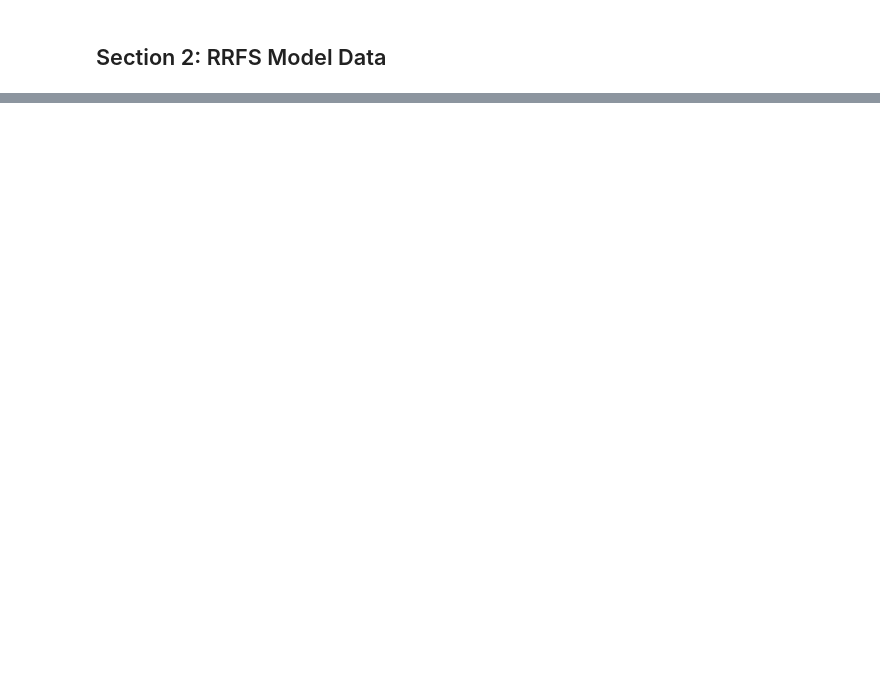
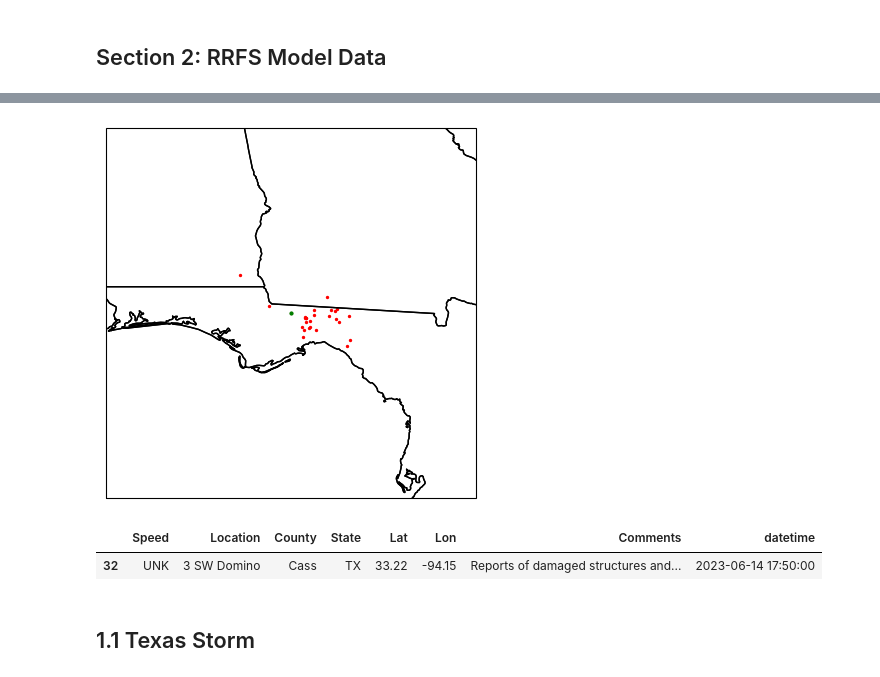
Before and after one commit to Andres-ramos/rrfs_notebook, a Jupyter notebook: Notebook.ipynb, the cells around one changed output, grey strips where cells are left out. Cells and saved outputs as stored; diff of their text form; code cells hidden in the pictures; blank space fills up the shorter version.

```diff
--- a/Notebook.ipynb
+++ b/Notebook.ipynb
@@ -585,3 +170,0 @@ warning: Entry (200) not found in code table file /home/andres/anaconda3/envs/rr
-# %%
-events = lon_filtered
-IV
@@ -664,19 +170,0 @@ warning: Entry (200) not found in code table file /home/andres/anaconda3/envs/rr
-# %%
-
-offset = 15ots using plt.subplots
-i = 1
-# e =
-j = 0
-X = new_ds.coords['gridlon_0']
-Y = new_ds.coords['gridlat_0']
-U = new_ds.UGRD_P0_L103_GLC0
-V = new_ds.VGRD_P0_L103_GLC0
-
-fig, ax = plt.subplots()
-
-q = ax.quiver(X, Y, U, V)
-# plt.scatter(IV["Lon"], IV["Lat"], color="red", s=10)
-# plt.xlim(-135, -60)
-# plt.ylim(20,55)
-
-plt.show()
@@ -695,0 +389,3 @@ a
+# %%
+wind_reports = get_wind_report(pd.Timestamp(year=2023, month=6, day=14))
+wind_reports
@@ -695,0 +394,3 @@ a
+# %%
+florida_report = wind_reports.loc[347]
+florida_report
@@ -695,0 +407,14 @@ a
+# %%
+distance = 1
+time = 4
+florida_filtered_reports = filter_reports(wind_reports, florida_report, distance, time)
+plot_storm_reports(florida_filtered_reports, florida_report, 3)
+# %% [output]
+[figure, added]
+# %%
+plot_interesting_eventsData(florida_report, fi)
+# %% [output]
+|  | Speed | Location | County | State | Lat | Lon | Comments | datetime |
+| 32 | UNK | 3 SW Domino | Cass | TX | 33.22 | -94.15 | Reports of damaged structures and... | 2023-06-14 17:50:00 |
+# %% [markdown]
+## 1.1 Texas Storm ##
```
Also changed, not shown: parts of 99 cells of this notebook.
